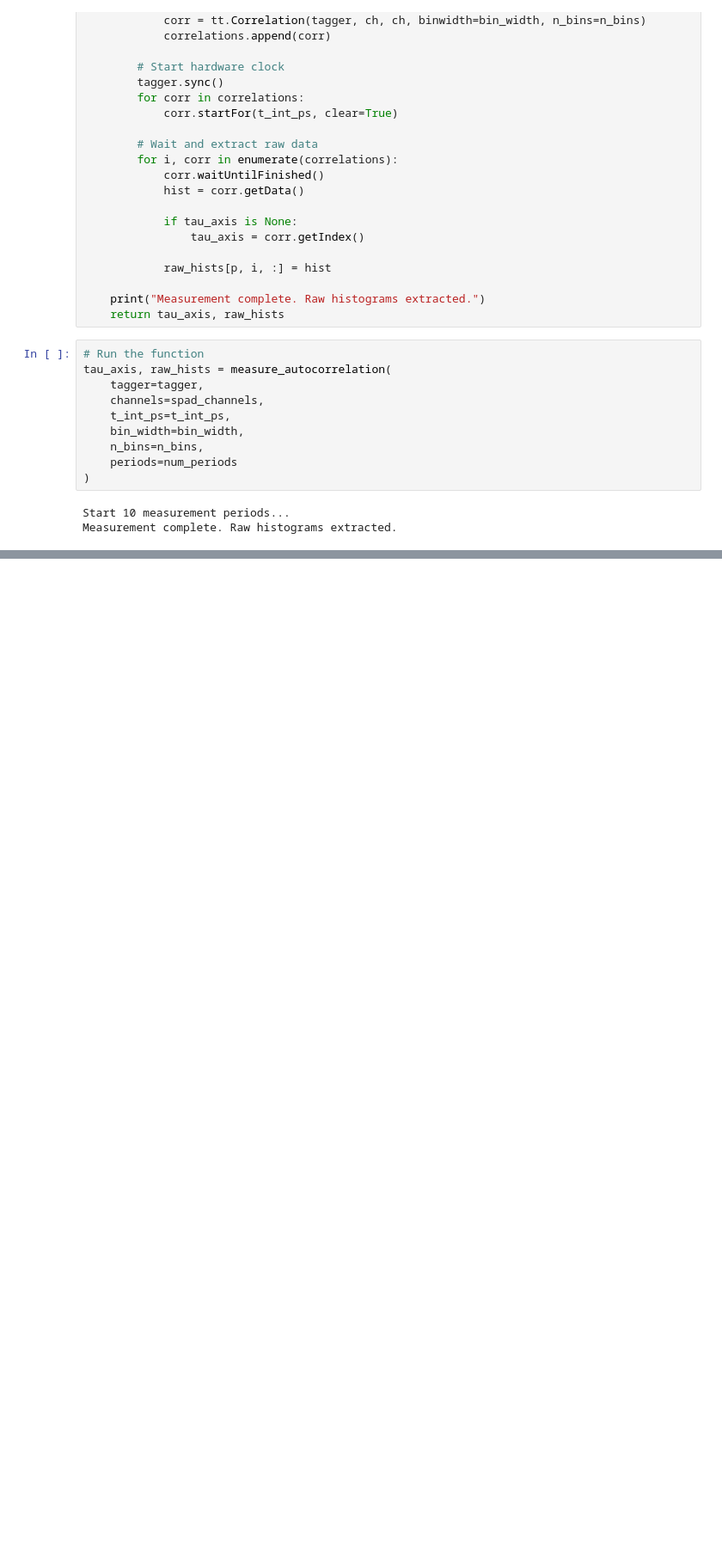
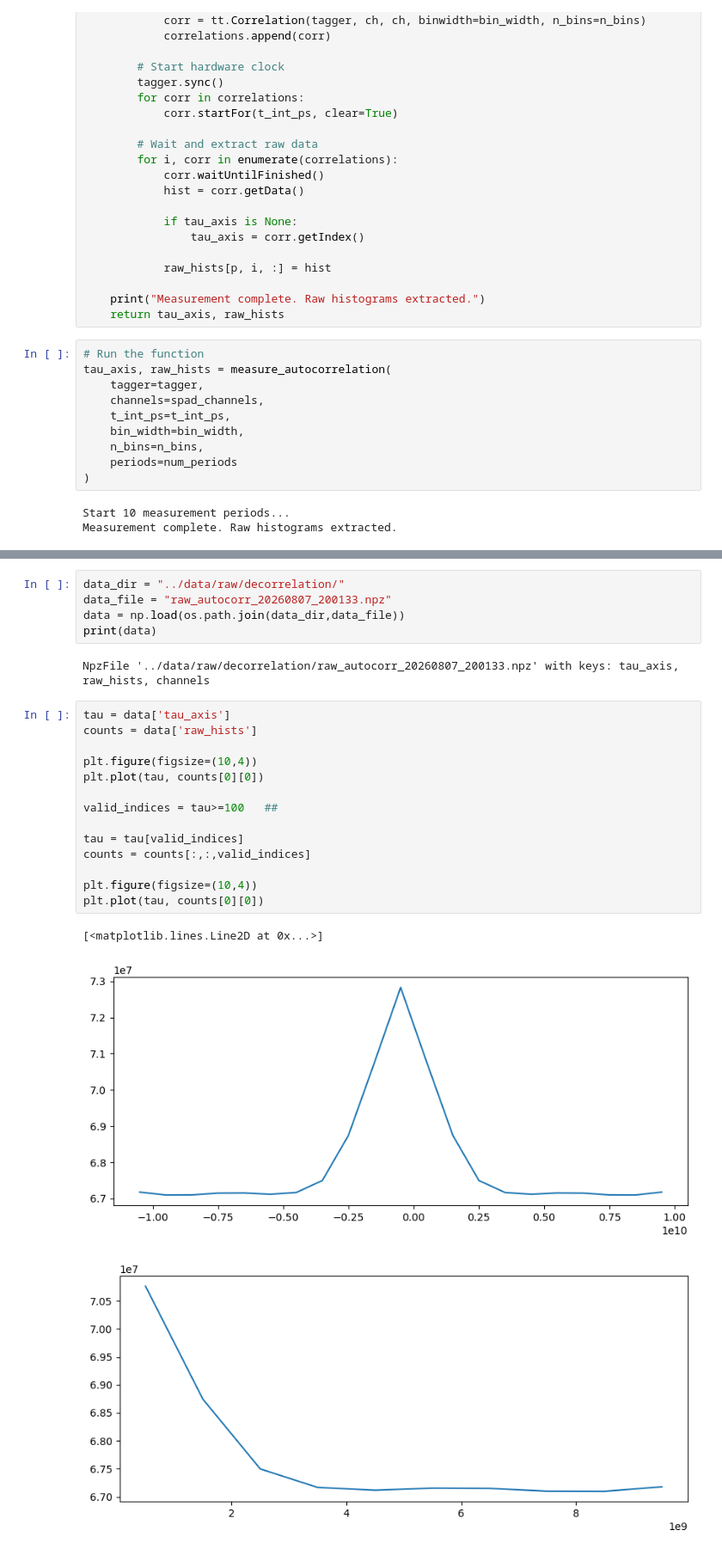
Before and after one commit to Barroso01/optics-spad-measurements-python, a Jupyter notebook: jupyter-notebooks/decorrelation.ipynb, the cells around one changed output, grey strips where cells are left out. Shown at 86% size. Saved outputs shown, nothing was run; the diff lists cells and outputs as text; blank space fills up the shorter version.

```diff
--- a/jupyter-notebooks/decorrelation.ipynb
+++ b/jupyter-notebooks/decorrelation.ipynb
@@ -423,0 +389,25 @@ MULTI-SPECKLE AVERAGE:
+# %%
+data_dir = "../data/raw/decorrelation/"
+data_file = "raw_autocorr_20260807_200133.npz"
+data = np.load(os.path.join(data_dir,data_file))
+print(data)
+# %% [output]
+NpzFile '../data/raw/decorrelation/raw_autocorr_20260807_200133.npz' with keys: tau_axis, raw_hists, channels
+# %%
+tau = data['tau_axis']
+counts = data['raw_hists']
+
+plt.figure(figsize=(10,4))
+plt.plot(tau, counts[0][0])
+
+valid_indices = tau>=100   ##
+
+tau = tau[valid_indices]
+counts = counts[:,:,valid_indices]
+
+plt.figure(figsize=(10,4))
+plt.plot(tau, counts[0][0])
+# %% [output]
+[<matplotlib.lines.Line2D at 0x...>]
+[figure, added]
+[figure, added]
```
Also changed, not shown: parts of 11 cells of this notebook, 1 other file.
